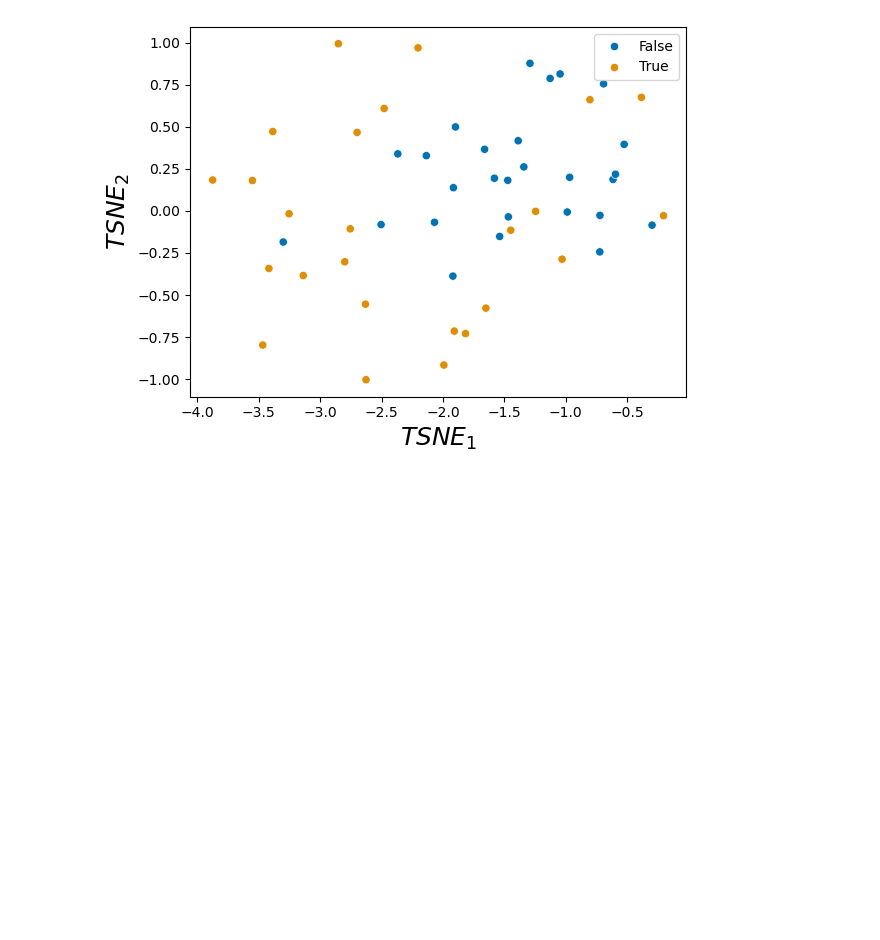
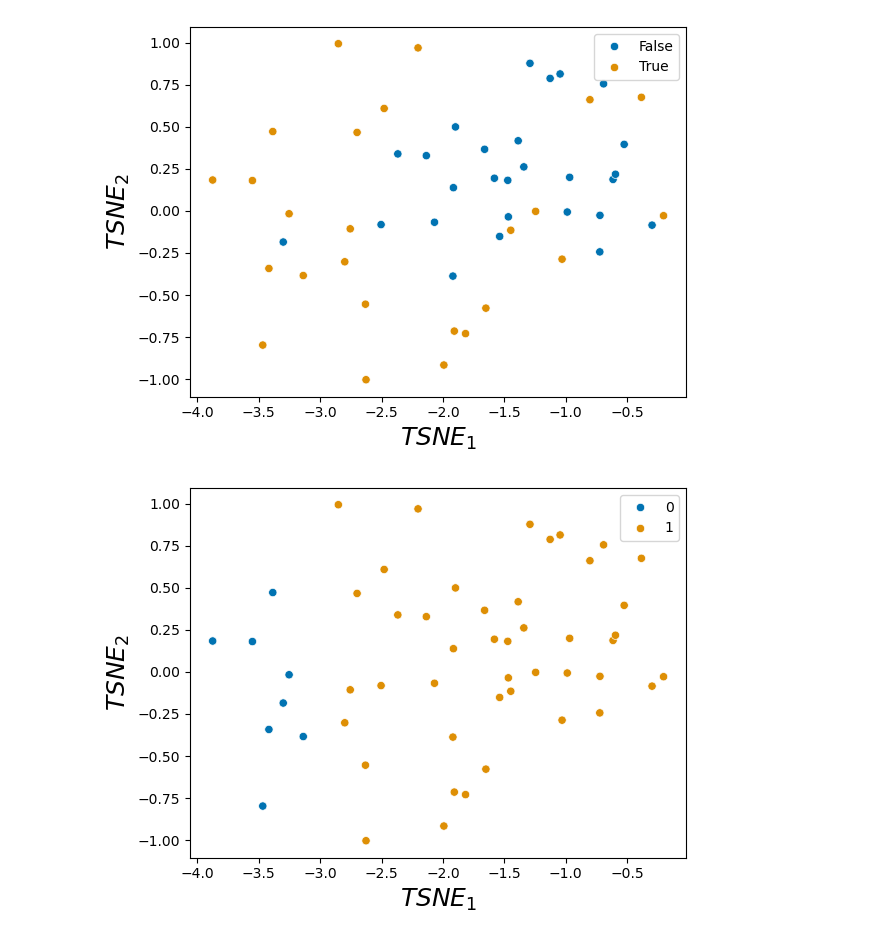
Before and after one commit to Aryunaa/Linguistics, a Jupyter notebook: pos_febr/analysis.ipynb, the cells around one changed output. Saved outputs shown, nothing was run; the diff lists cells and outputs as text; code cells hidden in the pictures; blank space fills up the shorter version.

```diff
--- a/pos_febr/analysis.ipynb
+++ b/pos_febr/analysis.ipynb
@@ -530,6 +530,8 @@ tsne_res = plot_tsne(X, color=labels_cent_true)
 # %%
  #metric='euclidean', linkage='ward'
 
-model = AgglomerativeClustering(n_clusters=2, linkage='single', metric='manhattan')
+model = AgglomerativeClustering(n_clusters=2, linkage='average', metric='manhattan')
 cluster_labels = model.fit_predict(X)
-tsne_res = plot_tsne(X, color=labels_cent_true)
+tsne_res = plot_tsne(X, color=cluster_labels)
+# %% [output]
+[figure, added]
```
Also changed, not shown: parts of 8 cells of this notebook.
